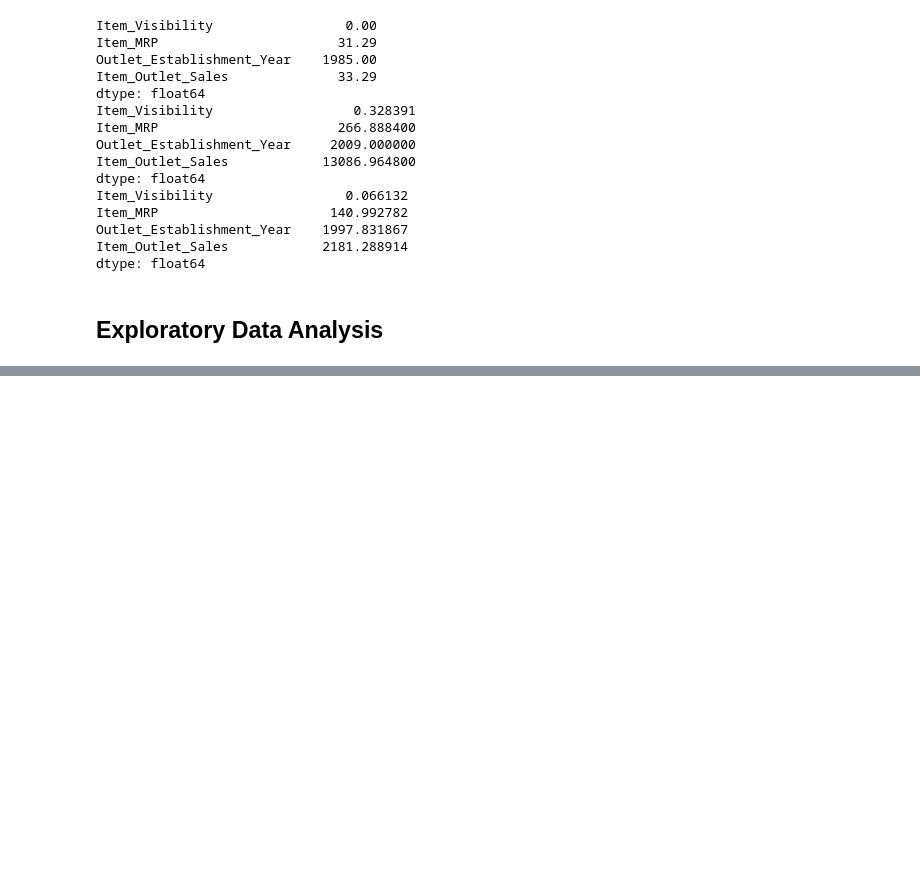
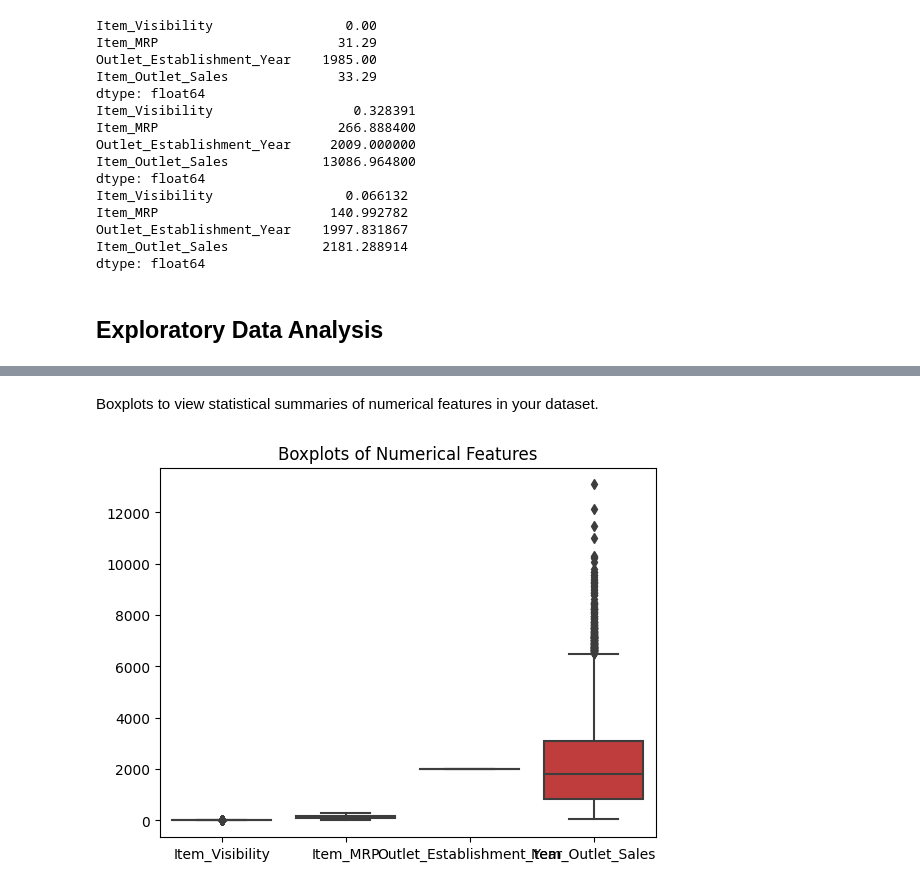
Before and after one commit to SlabberP/Prediction-of-Product-Sales, a Jupyter notebook: Prediction_of_Product_Sales.ipynb, the cells around one changed output, grey strips where cells are left out. Cells and saved outputs as stored; diff of their text form; code cells hidden in the pictures; blank space fills up the shorter version.

```diff
--- a/Prediction_of_Product_Sales.ipynb
+++ b/Prediction_of_Product_Sales.ipynb
@@ -264,0 +295,9 @@ dtype: float64
+# %% [markdown]
+Boxplots to view statistical summaries of numerical features in your dataset.
+# %%
+# Decided on seaborn boxplot with all features inside
+sns.boxplot(data=df)
+plt.title("Boxplots of Numerical Features")
+plt.show()
+# %% [output]
+[figure, added]
```
Also changed, not shown: parts of 67 cells of this notebook.
